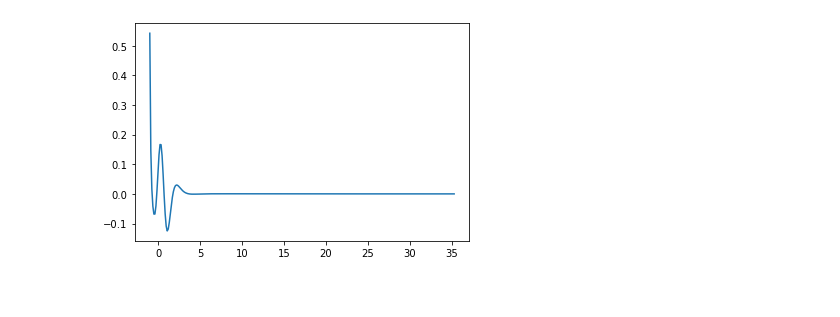
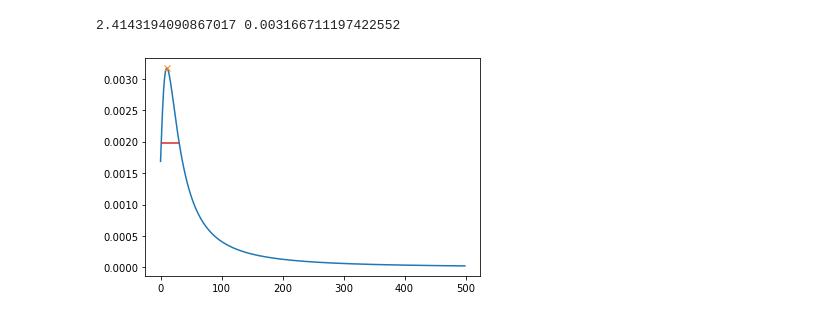
Before and after one commit to nyuad-astroparticle/LXe-Phonon, a Jupyter notebook: Simulation/3.Delta_Source/Phonon-py.ipynb, the cells around one changed output. Drawn from its saved outputs; the diff is of its cells as text; code cells hidden in the pictures.

```diff
--- a/Simulation/3.Delta_Source/Phonon-py.ipynb
+++ b/Simulation/3.Delta_Source/Phonon-py.ipynb
@@ -6,3 +7,3 @@ from timeit import default_timer as timer
 # %%
-E = estimator(max_order=2,n_cores=10,slow=False,GPU=True)
+E = estimator(max_order=1,n_cores=10,slow=False,GPU=False)
 # %% [output]
@@ -23,16 +23,34 @@ WARNING! Since you are using GPU accelleration you need to check that your input
 # %%
 # Get the fast particle waves as a function of R
-def get_params(r:float,v:float,T = cp.array([-1.,60.]),N_pts:int=500):
+def get_params(r:float,v:float,T = np.array([-1.,40.]),N_pts:int=500):
     g = 1/(v**2-1)**0.5
     T = T + v * r
     z = r/g
-    t = cp.linspace(*T,N_pts)
+    t = np.linspace(*T,N_pts)
 
     return r,z,t,v
 # %%
-r,z,t,v = get_params(1.4,3)
+# Calculate the Pressure for some point
+r,z,t,v = get_params(2,3)
 l=2e-1
-plt.plot((t-v*r).get(),E(r,z,t,v,l).get());
+p = E(r,z,t,v,l)
-# %% [output]
-[figure, removed]
+# %%
+# Calculate the peaks and FWHM
+peaks,_ = find_peaks(abs(p))
+results = peak_widths(abs(p),peaks,rel_height=0.8)
+
+# Calculate the average width
+avg_width   = np.mean(results[0])*(t[1]-t[0])
+peak        = np.max(p[peaks])
+
+# Plot the stuffs
+plt.plot(abs(p));
+plt.hlines(*results[1:],color='C3')
+plt.plot(peaks,abs(p[peaks]),"x")
+
+# Print them
+print(avg_width,peak)
+# %% [output]
+2.4143194090867017 0.003166711197422552
+[figure, added]
 # %%
```
Also changed, not shown: parts of 8 cells of this notebook.
